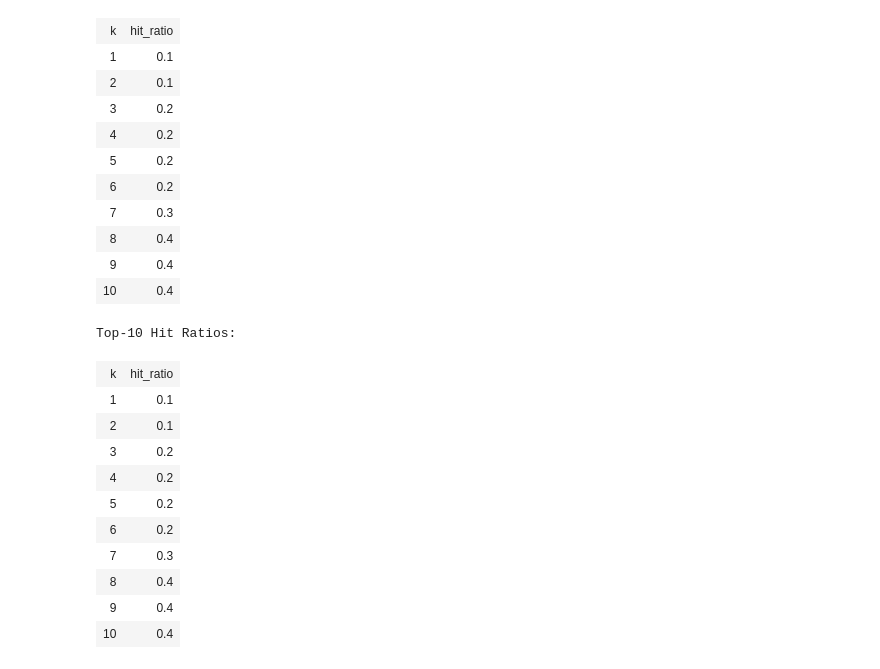
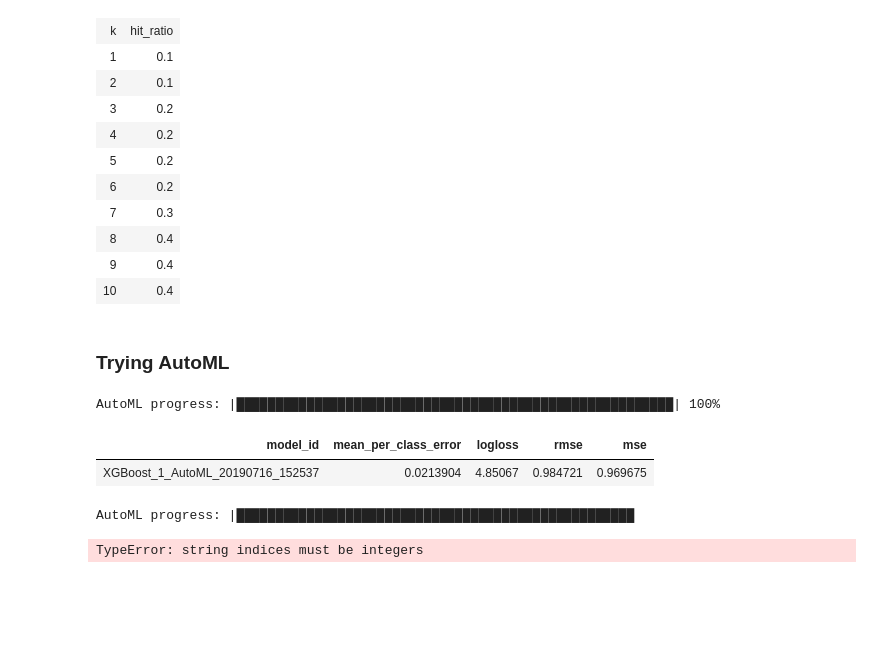
Before and after one commit to praveen049/h2o-examples, a Jupyter notebook: classification/autoML-GIC-Classification.ipynb, the cells around one changed output. Drawn from its saved outputs; the diff is of its cells as text; code cells hidden in the pictures; blank space fills up the shorter version.

```diff
--- a/classification/autoML-GIC-Classification.ipynb
+++ b/classification/autoML-GIC-Classification.ipynb
@@ -187,18 +187,16 @@ Top-10 Hit Ratios:
 | 8 | 0.4 |
 | 9 | 0.4 |
 | 10 | 0.4 |
-# %%
-performance.hit_ratio_table()
-# %% [output]
-Top-10 Hit Ratios:
-| k | hit_ratio |
-| 1 | 0.1 |
-| 2 | 0.1 |
-| 3 | 0.2 |
-| 4 | 0.2 |
-| 5 | 0.2 |
-| 6 | 0.2 |
-| 7 | 0.3 |
-| 8 | 0.4 |
-| 9 | 0.4 |
-| 10 | 0.4 |
+# %% [markdown]
+### Trying AutoML
+# %%
+aml = H2OAutoML(max_runtime_secs = 120)
+# %%
+aml.train(x=training_columns, y=label, training_frame=hf_df_small, leaderboard_frame = hf_df_test)
+# %% [output]
+AutoML progress: |████████████████████████████████████████████████████████| 100%
+# %%
+aml.leaderboard
+# %% [output]
+| model_id | mean_per_class_error | logloss | rmse | mse |
+| XGBoost_1_AutoML_20190716_152537 | 0.0213904 | 4.85067 | 0.984721 | 0.969675 |
@@ -204,0 +205,5 @@ Top-10 Hit Ratios:
+# %%
+aml.train(x=training_columns, y=label, training_frame=hf_df_small, leaderboard_frame = hf_df_test)
+# %% [output]
+AutoML progress: |███████████████████████████████████████████████████
+TypeError: string indices must be integers
```
Also changed, not shown: parts of 1 cell of this notebook, 2 other files.
